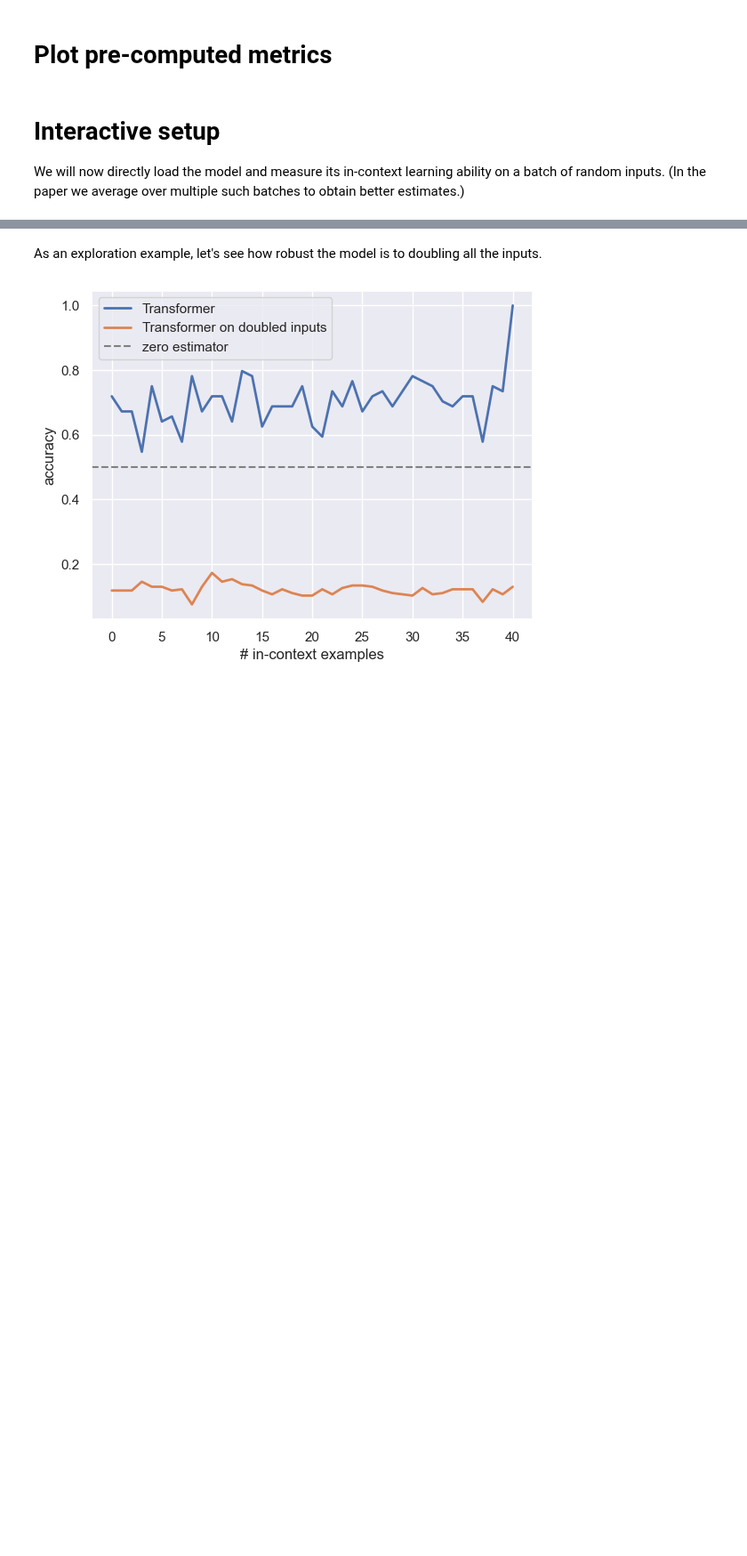
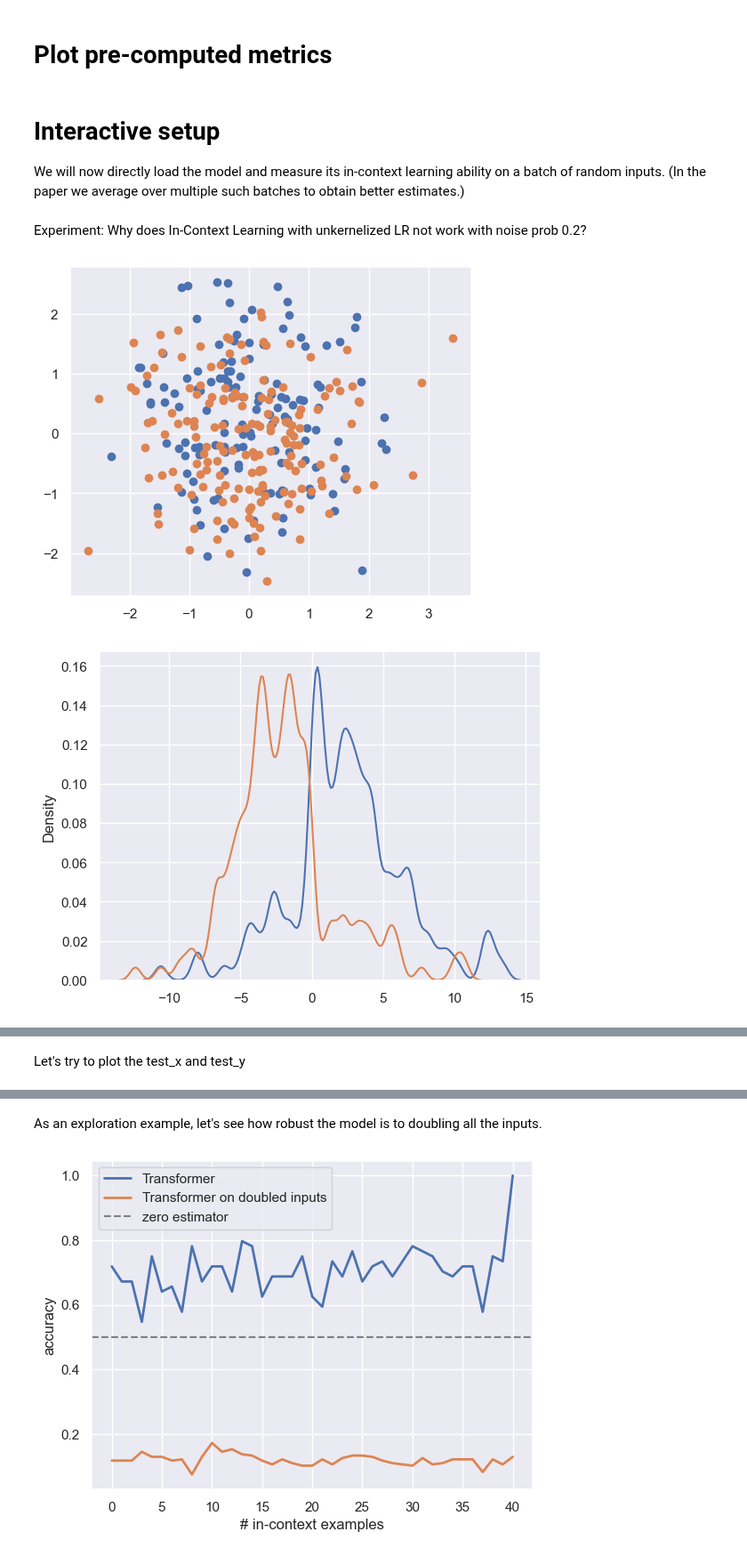
Before and after one commit to zenglingqi647/ICL, a Jupyter notebook: src/eval.ipynb, the cells around one changed output, grey strips where cells are left out. Shown at 89% size. Saved outputs shown, nothing was run; the diff lists cells and outputs as text; code cells hidden in the pictures; blank space fills up the shorter version.

```diff
--- a/src/eval.ipynb
+++ b/src/eval.ipynb
@@ -247,0 +226,43 @@ with torch.no_grad():
+# %% [markdown]
+Experiment: Why does In-Context Learning with unkernelized LR not work with noise prob 0.2?
+# %%
+import seaborn as sns
+def plot_data(task, run_id):
+    run_path = os.path.join(run_dir, task, run_id)
+    _, conf = get_model_from_run(run_path, only_conf=True)
+
+    n_dims = conf.model.n_dims
+    batch_size = conf.training.batch_size
+
+    data_sampler = get_data_sampler(conf.training.data, n_dims)
+    task_sampler = get_task_sampler(
+        conf.training.task,
+        n_dims,
+        batch_size,
+        **conf.training.task_kwargs
+    )
+
+    task = task_sampler()
+    xs = data_sampler.sample_xs(b_size=1, n_points=300, seeds=[2])
+    ys = task.evaluate(xs)
+    xs_flat, ys_flat = xs[0], ys[0]
+    xs_flat_ones = xs_flat[ys_flat == 1]
+    xs_flat_zeros = xs_flat[ys_flat == -1]
+
+    fig, ax = plt.subplots()
+    ax.set_aspect(1)
+    ax.scatter(xs_flat_ones[:, 0], xs_flat_ones[:, 1])
+    ax.scatter(xs_flat_zeros[:, 0], xs_flat_zeros[:, 1])
+
+    projected_x_ones = xs_flat_ones @ task.w_b[0]
+    projected_x_zeros = xs_flat_zeros @ task.w_b[0]
+
+    plt.figure()
+    sns.kdeplot(projected_x_ones.flatten(), bw=0.1)
+    sns.kdeplot(projected_x_zeros.flatten(), bw=0.1)
+# %%
+plot_data("lr_noise0.2", "trained")
+plot_data("logistic_regression", "trained")
+# %% [output]
+[figure, added]
+[figure, added]
@@ -248 +271,3 @@ with torch.no_grad():
+# %% [markdown]
+Let's try to plot the test_x and test_y
 # %%
```
Also changed, not shown: parts of 7 cells of this notebook.
